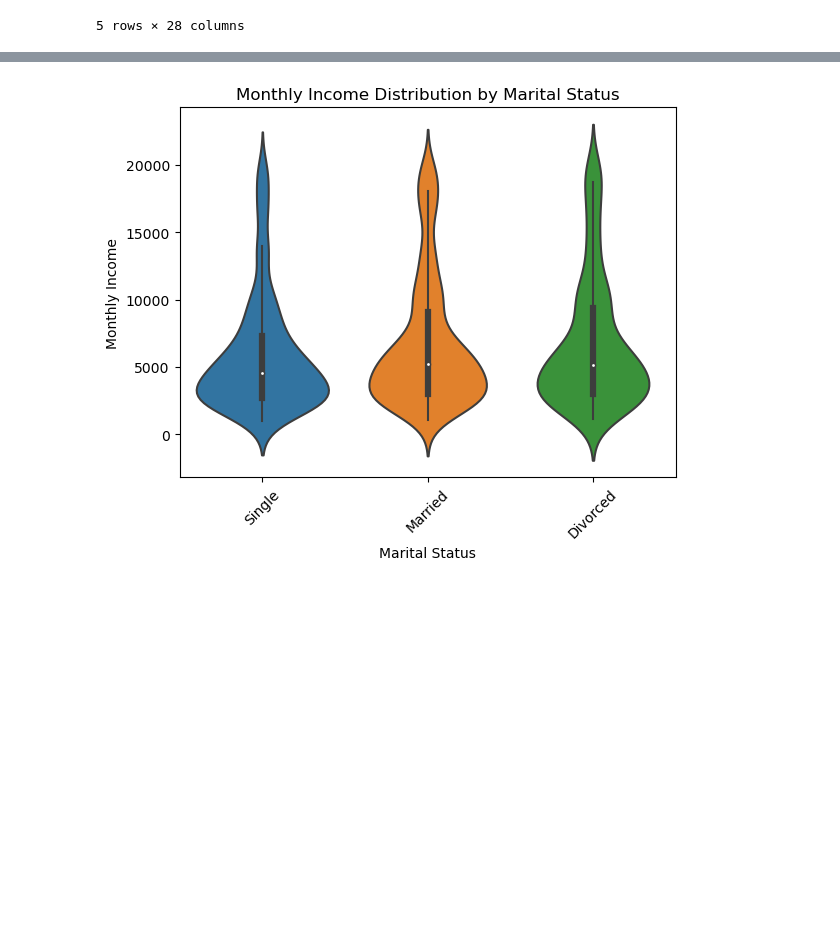
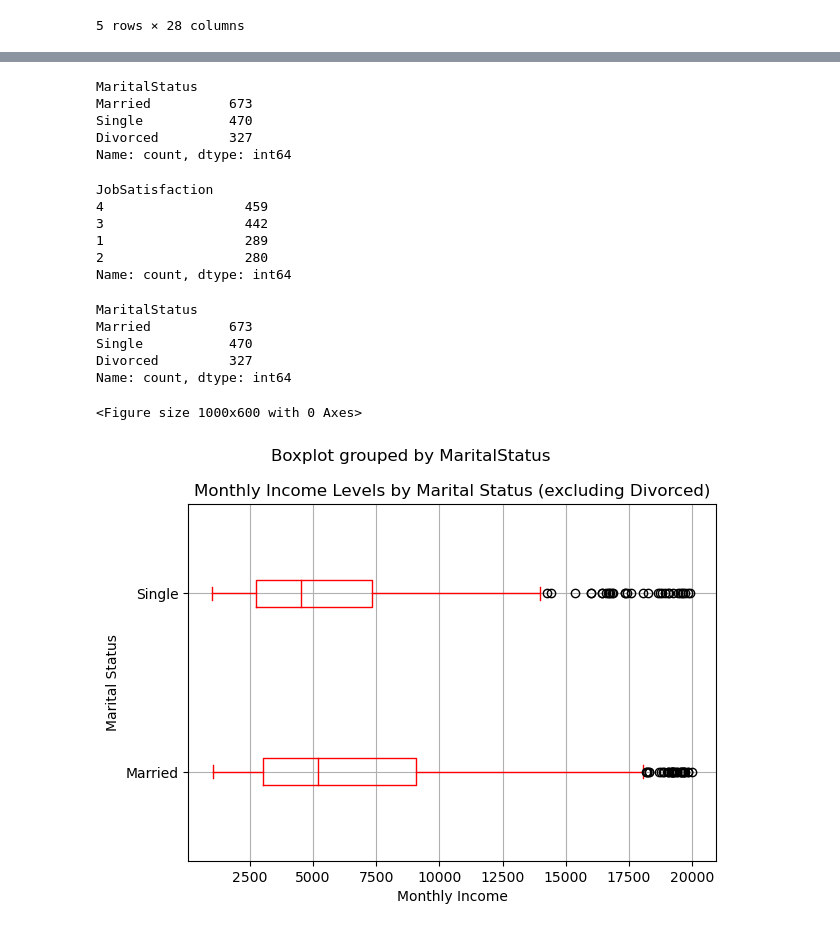
Before and after one commit to Amer4r/group-project-1, a Jupyter notebook: data_cleaning.ipynb, the cells around one changed output, grey strips where cells are left out. Saved outputs shown, nothing was run; the diff lists cells and outputs as text; code cells hidden in the pictures; blank space fills up the shorter version.

```diff
--- a/data_cleaning.ipynb
+++ b/data_cleaning.ipynb
@@ -186,11 +152,28 @@ plt.show()
-# %%
-import seaborn as sns
-
-sns.violinplot(x='MaritalStatus', y='MonthlyIncome', data=cleaned_data)
-plt.title('Monthly Income Distribution by Marital Status')
-plt.xlabel('Marital Status')
-plt.ylabel('Monthly Income')
-plt.xticks(rotation=45)  # Rotate x-axis labels for better readability
-plt.show()
-# %% [output]
-[figure, removed]
+# %%
+marital_status = pd.DataFrame(cleaned_data['MaritalStatus']).value_counts()
+marital_status
+# %% [output]
+MaritalStatus
+Married          673
+Single           470
+Divorced         327
+Name: count, dtype: int64
+# %%
+overtime = pd.DataFrame(cleaned_data['JobSatisfaction']).value_counts()
+overtime
+# %% [output]
+JobSatisfaction
+4                  459
+3                  442
+1                  289
+2                  280
+Name: count, dtype: int64
+# %%
+status = pd.DataFrame(cleaned_data['MaritalStatus']).value_counts()
+status
+# %% [output]
+MaritalStatus
+Married          673
+Single           470
+Divorced         327
+Name: count, dtype: int64
@@ -196,0 +182,17 @@ plt.show()
+# %%
+#Getting median salaries for Married vs Single
+
+# Filter out rows where marital status is not 'Divorced'
+cleaned_data_filtered = cleaned_data[cleaned_data['MaritalStatus'] != 'Divorced']
+
+# Create a box plot to compare monthly income levels by marital status
+plt.figure(figsize=(10, 6))
+cleaned_data_filtered.boxplot(column='MonthlyIncome', by='MaritalStatus', vert=False, color ='red')
+plt.title('Monthly Income Levels by Marital Status (excluding Divorced)')
+plt.xlabel('Monthly Income')
+plt.ylabel('Marital Status')
+plt.tight_layout()
+plt.show()
+# %% [output]
+<Figure size 1000x600 with 0 Axes>
+[figure, added]
```
Also changed, not shown: parts of 15 cells of this notebook.
